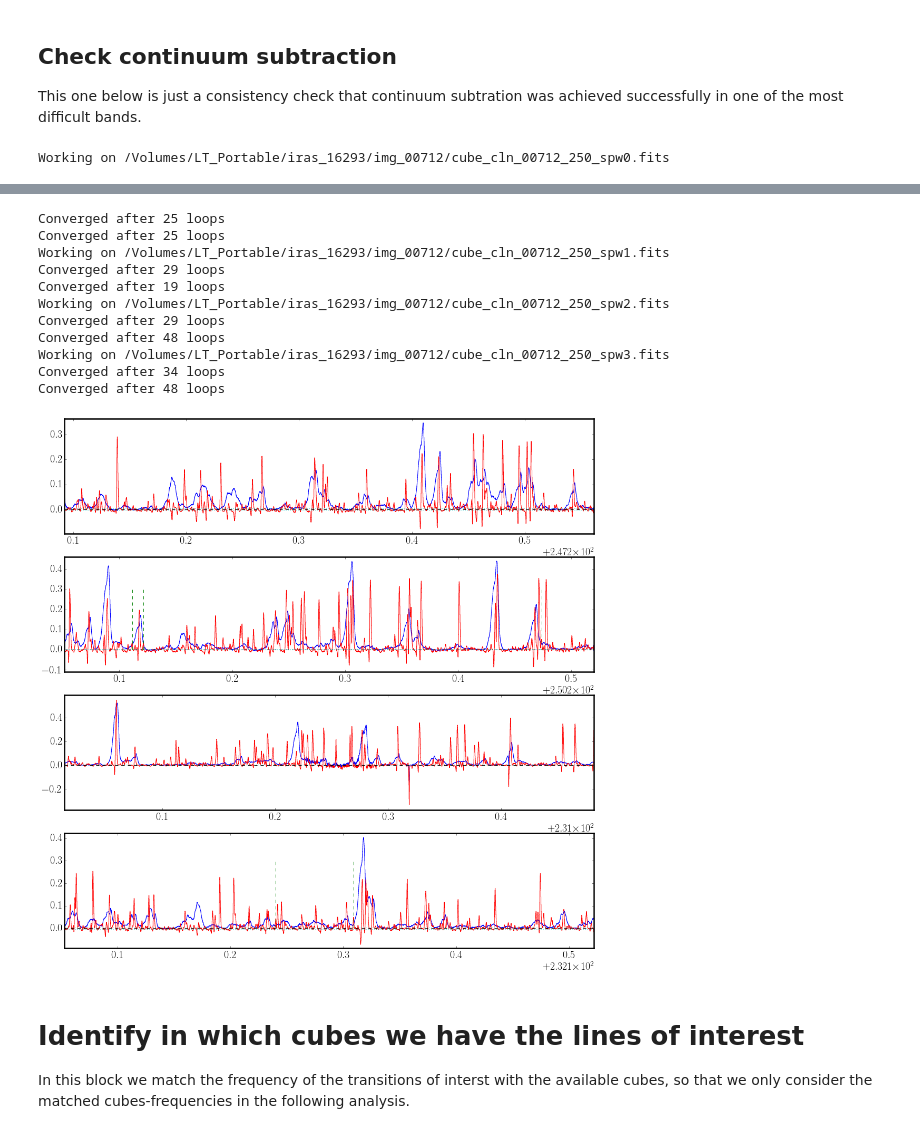
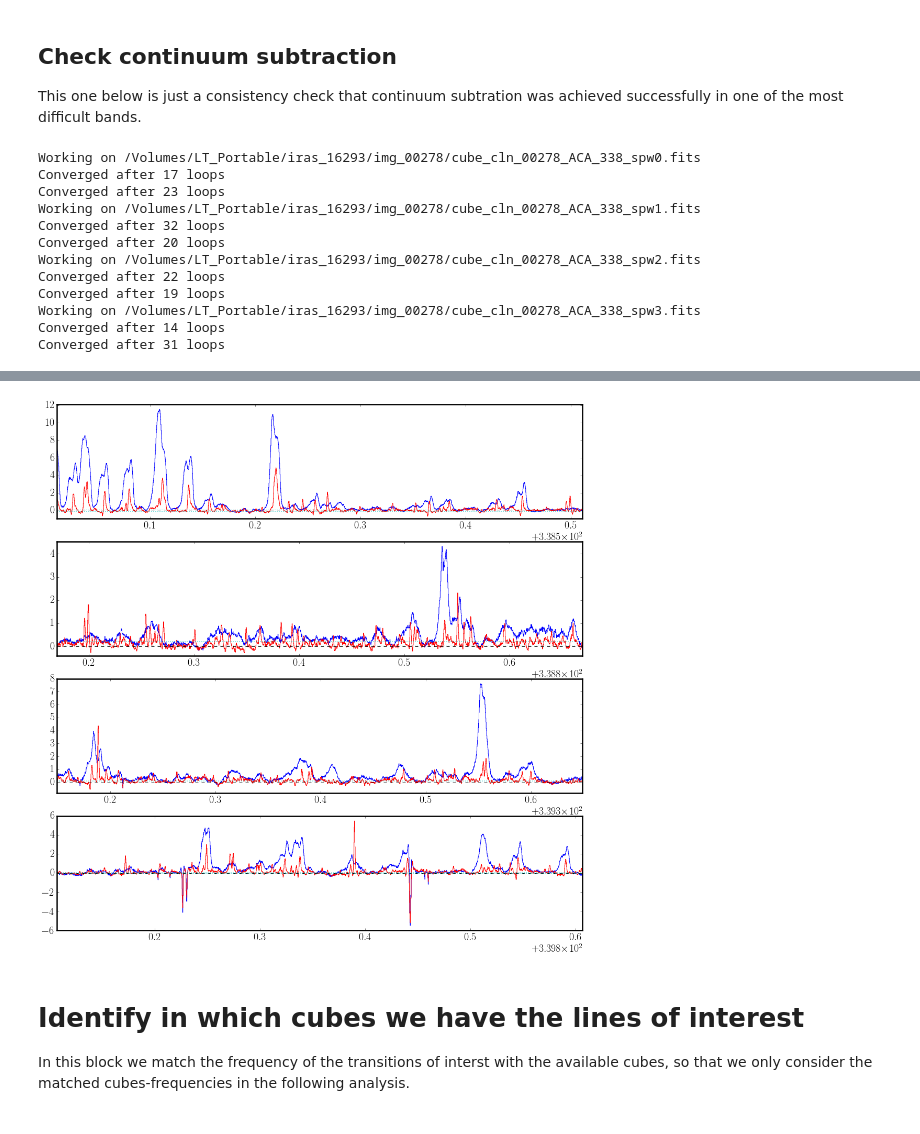
Before and after one commit to ltesti/I16293_ALMA, a Jupyter notebook: ExtractSpectra.ipynb, the cells around one changed output, grey strips where cells are left out. Saved outputs shown, nothing was run; the diff lists cells and outputs as text; code cells hidden in the pictures.

```diff
--- a/ExtractSpectra.ipynb
+++ b/ExtractSpectra.ipynb
@@ -50,8 +50,8 @@ b_reg = pyregion.parse("FK5; circle("+get_ss_reg(source_b)+","+str(rad_b.to(u.de
 This one below is just a consistency check that continuum subtration was achieved successfully in one of the most difficult bands.
 # %%
 # datafiles
-myproj = '00712'
-setting = '250'
+myproj = '00278'
+setting = 'ACA_338'
 mydir = '/Volumes/LT_Portable/iras_16293/img_'+myproj+'/'
 #mydir = '/Users/ltesti/Desktop/Dropbox/i16293_cubes/'
 
@@ -60,7 +60,7 @@ mydir = '/Volumes/LT_Portable/iras_16293/img_'+myproj+'/'
 #cubes_nam = mydir+'cube_cln_00712_090_spw'
 cubes_nam = mydir+'cube_cln_'+myproj+'_'+setting+'_spw'
 
-#spws = ['0','1','2','3','4','5','6','7']
+#spws = ['0','1','2','3','5','6','7','8']
 spws = ['0','1','2','3']
 
 # frequencies
@@ -129,7 +129,10 @@ for myspw in spws:
     ya = scag.mean(axis=(1,2)).value
     xa = np.linspace(0,len(ya),len(ya))
     #yb = np.nanmean(np.nanmean(scbg.filled_data[:,:,:],axis=1),axis=1).value
-    yb = scbg.mean(axis=(1,2)).value
+    specb = scbg.mean(axis=(1,2))
+    os.system('rm '+mycube[0:-5]+'_specb.fits')
+    specb.hdu.writeto(mycube[0:-5]+'_specb.fits')
+    yb = specb.value
     xb = np.linspace(0,len(yb),len(yb))
 
     nna=get_cont_ch(ya)
@@ -164,4 +167,15 @@ for myspw in spws:
 
 fig.savefig(cubes_nam+'.pdf')
 # %% [output]
-Working on /Volumes/LT_Portable/iras_16293/img_00712/cube_cln_00712_250_spw0.fits
+Working on /Volumes/LT_Portable/iras_16293/img_00278/cube_cln_00278_ACA_338_spw0.fits
+Converged after 17 loops
+Converged after 23 loops
+Working on /Volumes/LT_Portable/iras_16293/img_00278/cube_cln_00278_ACA_338_spw1.fits
+Converged after 32 loops
+Converged after 20 loops
+Working on /Volumes/LT_Portable/iras_16293/img_00278/cube_cln_00278_ACA_338_spw2.fits
+Converged after 22 loops
+Converged after 19 loops
+Working on /Volumes/LT_Portable/iras_16293/img_00278/cube_cln_00278_ACA_338_spw3.fits
+Converged after 14 loops
+Converged after 31 loops
@@ -173,15 +182,4 @@ WARNING: AstropyDeprecationWarning: The ascard function is deprecated and may be
-Converged after 25 loops
-Converged after 25 loops
-Working on /Volumes/LT_Portable/iras_16293/img_00712/cube_cln_00712_250_spw1.fits
-Converged after 29 loops
-Converged after 19 loops
-Working on /Volumes/LT_Portable/iras_16293/img_00712/cube_cln_00712_250_spw2.fits
-Converged after 29 loops
-Converged after 48 loops
-Working on /Volumes/LT_Portable/iras_16293/img_00712/cube_cln_00712_250_spw3.fits
-Converged after 34 loops
-Converged after 48 loops
-[figure, old version]
+[figure, new version]
 # %% [markdown]
 # Identify in which cubes we have the lines of interest
 In this block we match the frequency of the transitions of interst with the available cubes, so that we only consider the matched cubes-frequencies in the following analysis.
```
Also changed, not shown: parts of 3 cells of this notebook, 2 other files.
